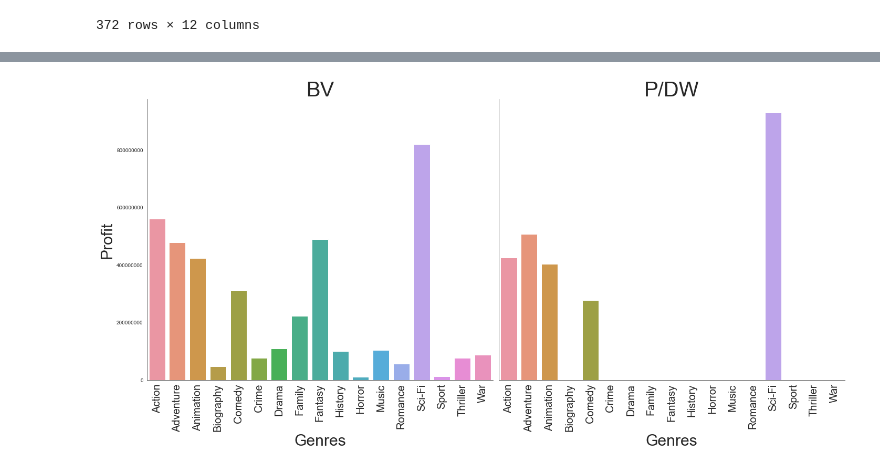
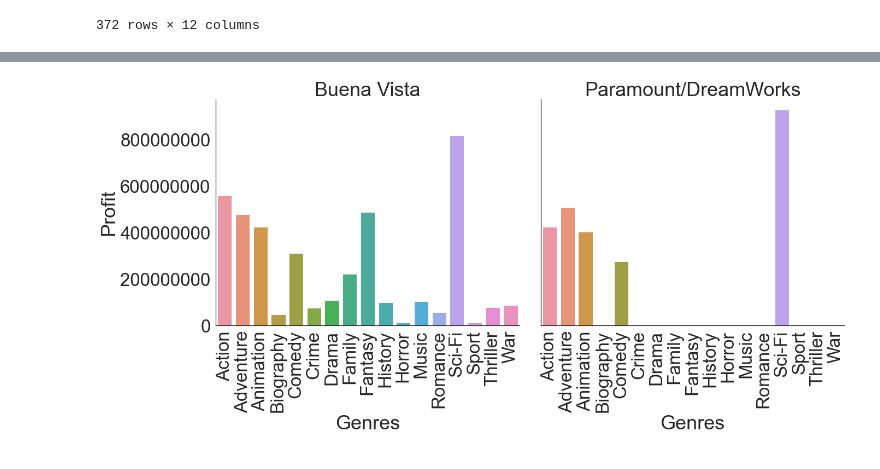
Before and after one commit to anguyen61191/MovieDataProject, a Jupyter notebook: MovieData.ipynb, the cells around one changed output, grey strips where cells are left out. Saved outputs shown, nothing was run; the diff lists cells and outputs as text; code cells hidden in the pictures.

```diff
--- a/MovieData.ipynb
+++ b/MovieData.ipynb
@@ -612,15 +627,17 @@ df_genres.corr(method = "pearson")
 ### 3.1 Production Budget vs Profit
 # %%
 #Scatter Plot of production budget vs worldwide gross
+sns.set_style("white")
 fig, ax = plt.subplots(figsize = (10,10))
 
 sns.scatterplot( x = "production_budget", y = "profit",
-                data = df_genres)
-sns.regplot(x = "production_budget", y ='profit', data =df_genres)
+                data = df_genres, color = "blue")
+sns.regplot(x = "production_budget", y ='profit', data =df_genres,
+           scatter_kws = {"color" : "blue"}, line_kws = {"color": "red"})
 ax.vlines(df_genres["production_budget"].mean(),ymin = df_genres["profit"].min(),
-         ymax = df_genres['profit'].max())
+         ymax = df_genres['profit'].max(),color = "green")
 ax.hlines(df_genres["profit"].mean(), xmin = df_genres["production_budget"].min(),
-         xmax = df_genres["production_budget"].max())
+         xmax = df_genres["production_budget"].max(), color = "green")
 ax.set_xlabel("Production Budget", fontsize = 15)
 ax.set_ylabel("Profit", fontsize = 15)
 ax.set_title("Budget vs Profit", fontsize = 20)
@@ -794,3 +864,10 @@ plt.show()
 # Break down of Studio profits by genres
 df_studio_genres = df_genres.groupby(["studio","genres"]).mean().reset_index()
 df_studio_genres = df_studio_genres.loc[df_studio_genres['profit'] > 10000000]
+
+#Renaming top 10 studios for Graph
+df_studio_genres["studio"] = df_studio_genres["studio"].replace(["BV", "GrtIndia", "P/DW", "Par.", "Sum.", "Uni.",
+                                                                 "WB (NL)"], ["Buena Vista", "Great India Films",
+                                                                              "Paramount/DreamWorks", "Paramount",
+                                                                              "Summit", "Universal", "WB (New Line)"])
+df_studio_genres
@@ -847,7 +942,7 @@ g.tight_layout()
 # %%
 # Grabbing only the genres by the two most popular studios
-df_studio_genres_top2 = df_studio_genres.loc[(df_studio_genres["studio"] == "BV") |
-                                             ((df_studio_genres["studio"] == "P/DW"))]
+df_studio_genres_top2 = df_studio_genres.loc[(df_studio_genres["studio"] == "Buena Vista") |
+                                             ((df_studio_genres["studio"] == "Paramount/DreamWorks"))]
 df_studio_genres_top2
 # %% [output]
 |  | studio | genres | Unnamed: 0 | start_year | runtime_minutues | id | production_budget | ... |
@@ -870,12 +965,14 @@ df_studio_genres_top2
 # %%
 # Graph of the most Popular genres by these studios
-g = sns.catplot(x = "genres", y = "profit", col = "studio", kind = "bar", data = df_studio_genres_top2,
-                height =10, aspect = 1)
-g.set_axis_labels("Genres", "Profit", fontsize = 30)
-g.set_titles(col_template = "{col_name}", size = 40)
-g.set_xticklabels(rotation = 90, fontsize = 20)
-plt.ticklabel_format(style = "plain", axis = "y")
-g.tight_layout()
-plt.savefig("Images/StudioGenres.png")
+with sns.plotting_context("notebook", font_scale = 3):
+    g = sns.catplot(x = "genres", y = "profit", col = "studio", kind = "bar", data = df_studio_genres_top2,
+                    height =10, aspect = 1)
+    g.set_axis_labels("Genres", "Profit")
+    g.set_titles(col_template = "{col_name}")
+    g.set_xticklabels(rotation = 90)
+    # g.set_yticklabels( fontsize=30)
+    plt.ticklabel_format(style = "plain", axis = "y")
+    g.tight_layout()
+    plt.savefig("Images/StudioGenres.png")
 # %% [output]
-[figure, old version]
+[figure, new version]
```
Also changed, not shown: parts of 29 cells of this notebook.
